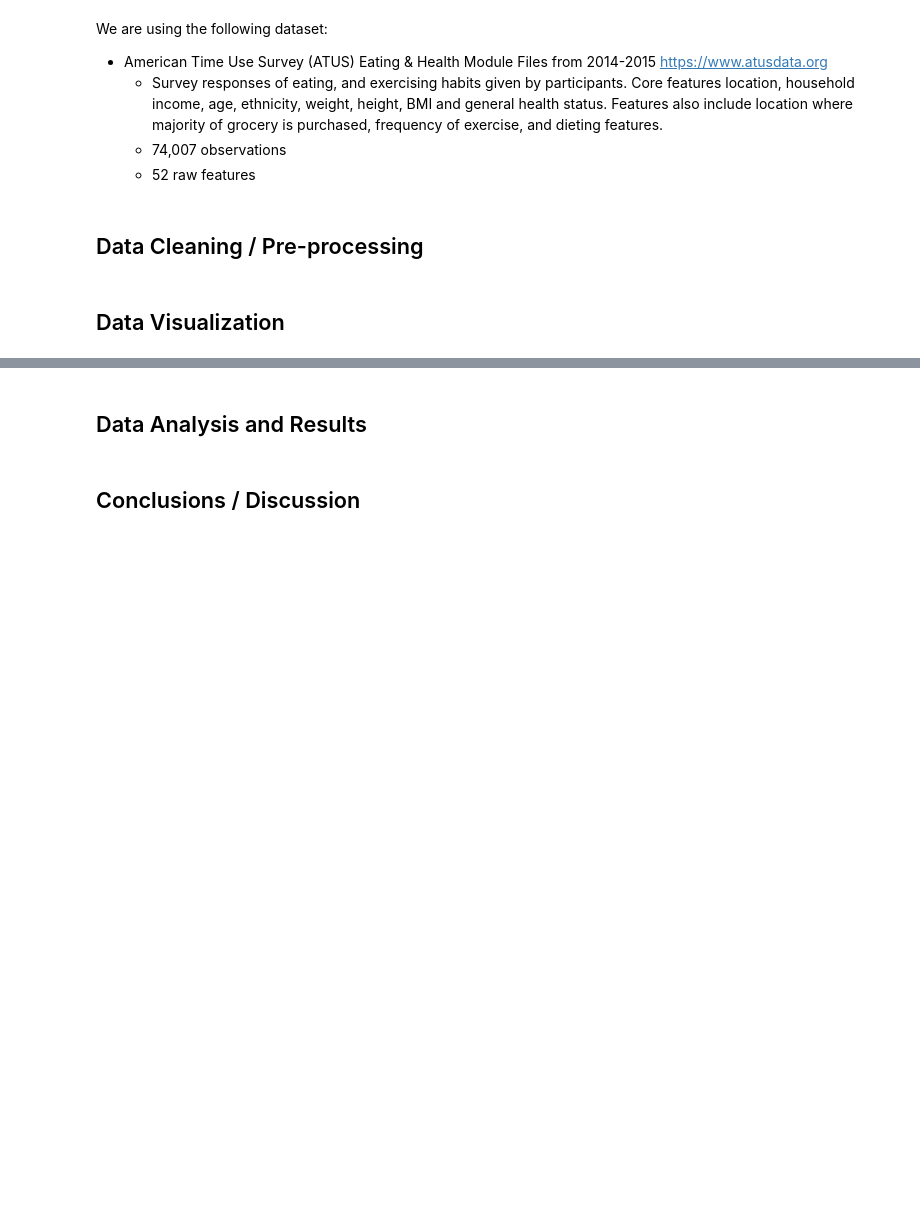
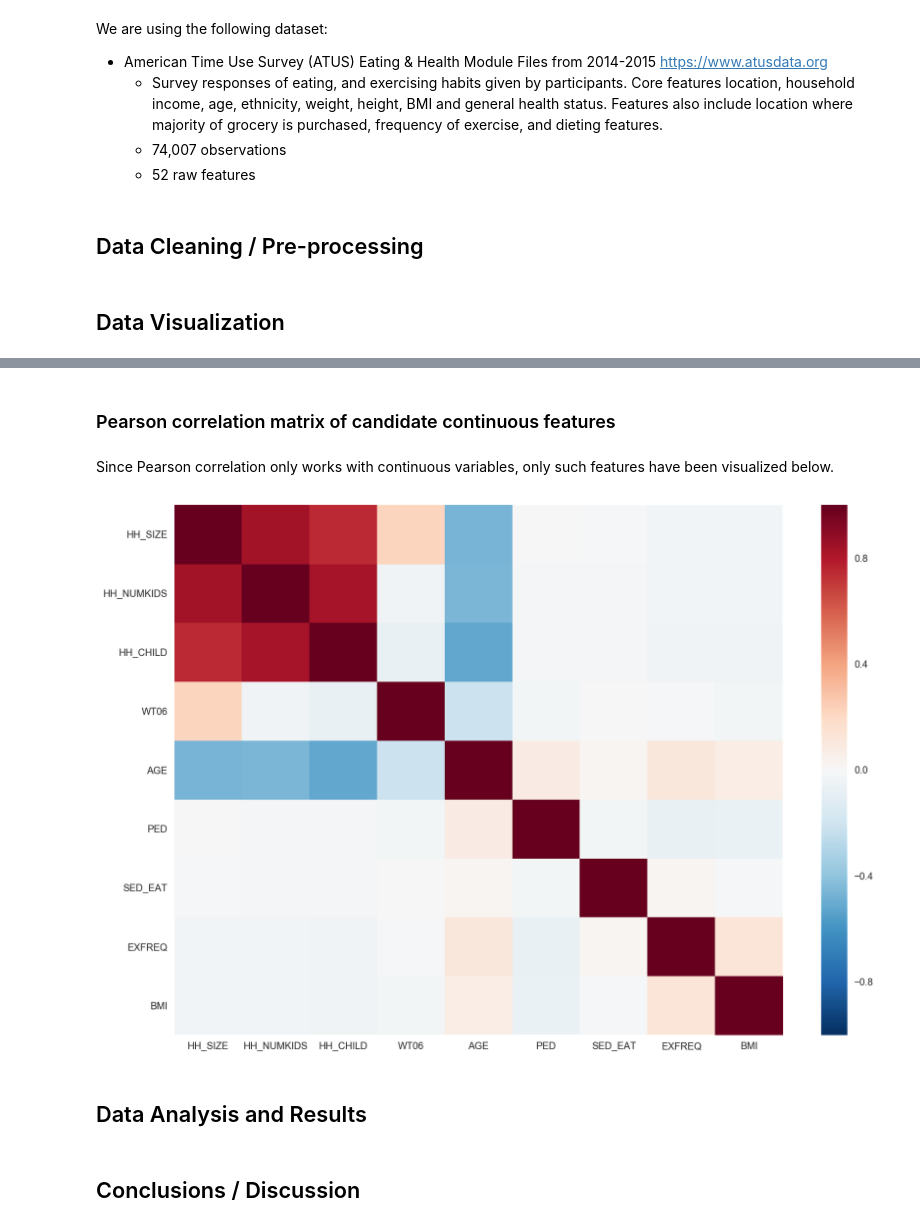
Before and after one commit to br4qua/atus-analysis-obesity, a Jupyter notebook: analyses/FinalProject.ipynb, the cells around one changed output, grey strips where cells are left out. Cells and saved outputs as stored; diff of their text form; code cells hidden in the pictures; blank space fills up the shorter version.

```diff
--- a/analyses/FinalProject.ipynb
+++ b/analyses/FinalProject.ipynb
@@ -53,3 +148,15 @@ rcParams['figure.figsize'] = 14, 8
+# %% [markdown]
+### Pearson correlation matrix of candidate continuous features
+# %% [markdown]
+Since Pearson correlation only works with continuous variables, only such features have been visualized below.
+# %%
+corrmat = (df_atus[CONTINUOUS_FEATURES + ['BMI']]).corr()
+
+f, ax = plt.subplots(figsize=(14, 10))
+sns.heatmap(corrmat)
+plt.show()
+# %% [output]
+[figure, added]
 # %% [markdown]
 ## Data Analysis and Results
 # %% [markdown]
```
Also changed, not shown: parts of 14 cells of this notebook.
